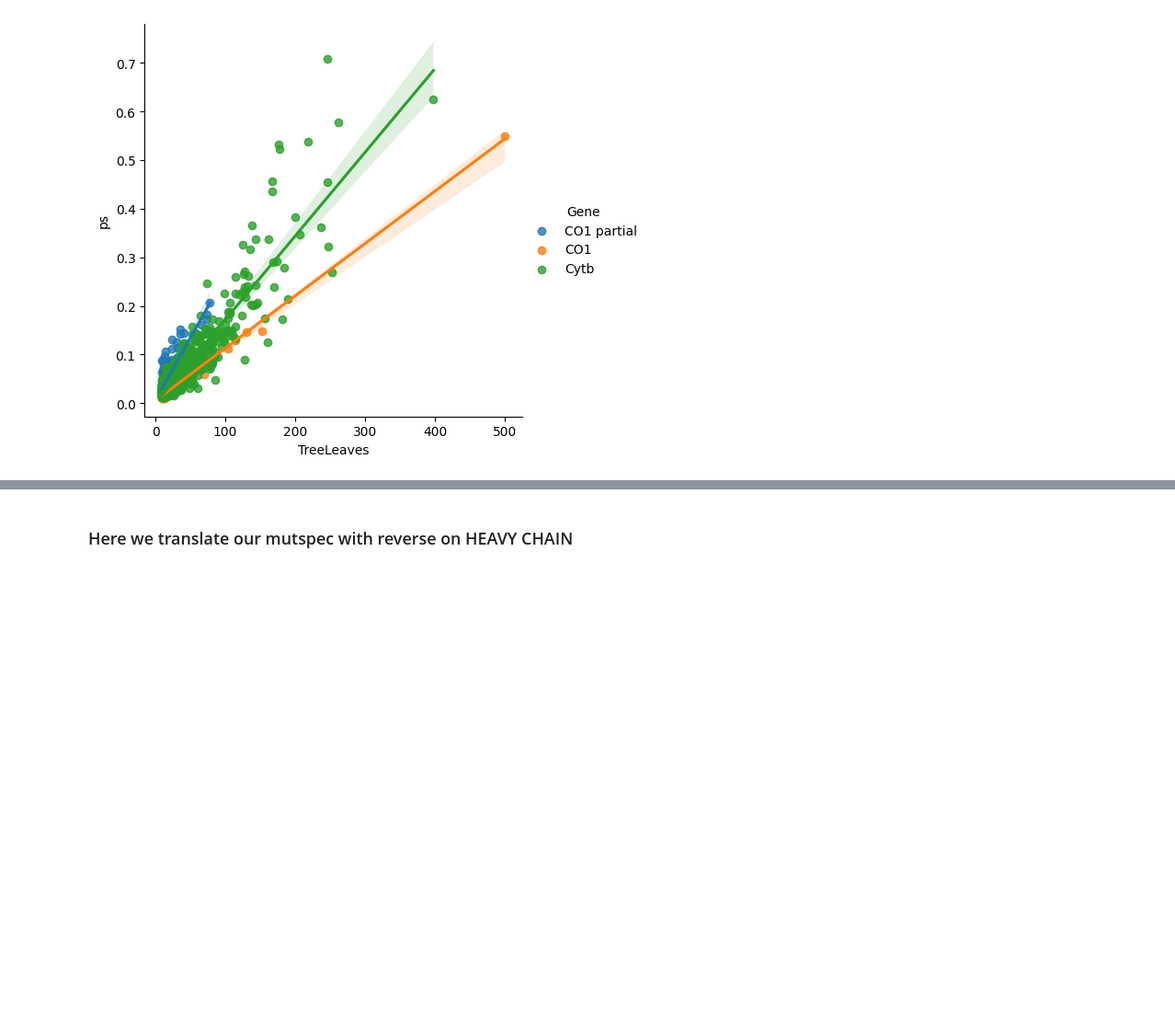
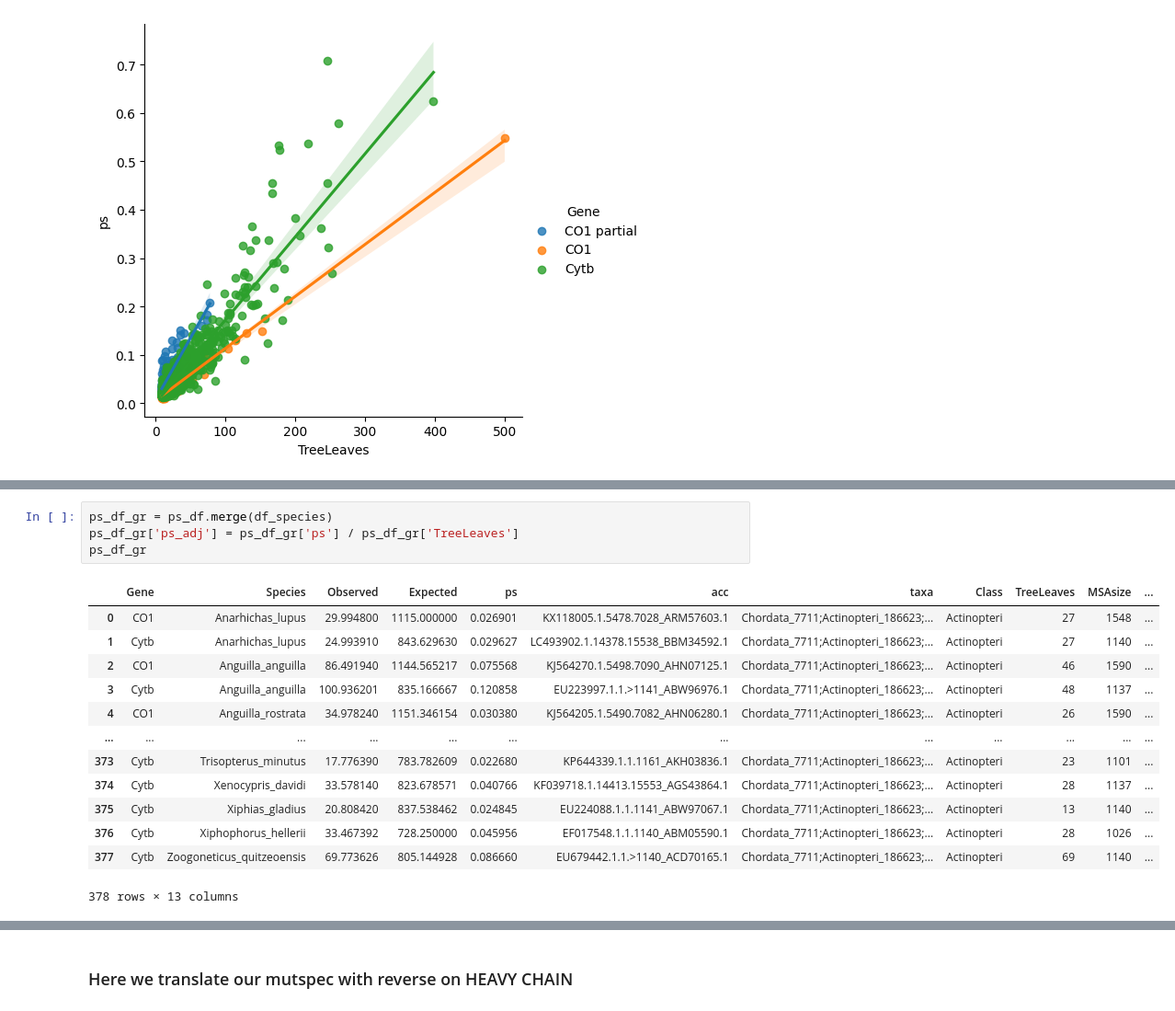
Before and after one commit to mitoclub/TemperatureEffectsOnMtDNAspectra, a Jupyter notebook: analysis/plot_mutspec192.ipynb, the cells around one changed output, grey strips where cells are left out. Shown at 92% size. Saved outputs shown, nothing was run; the diff lists cells and outputs as text; blank space fills up the shorter version.

```diff
--- a/analysis/plot_mutspec192.ipynb
+++ b/analysis/plot_mutspec192.ipynb
@@ -182,0 +183,18 @@ ps_df.corr('spearman')
+# %%
+ps_df_gr = ps_df.merge(df_species)
+ps_df_gr['ps_adj'] = ps_df_gr['ps'] / ps_df_gr['TreeLeaves']
+ps_df_gr
+# %% [output]
+|  | Gene | Species | Observed | Expected | ps | acc | taxa | Class | TreeLeaves | MSAsize | ... |
+| 0 | CO1 | Anarhichas_lupus | 29.994800 | 1115.000000 | 0.026901 | KX118005.1.5478.7028_ARM57603.1 | Chordata_7711;Actinopteri_186623;... | Actinopteri | 27 | 1548 | ... |
+| 1 | Cytb | Anarhichas_lupus | 24.993910 | 843.629630 | 0.029627 | LC493902.1.14378.15538_BBM34592.1 | Chordata_7711;Actinopteri_186623;... | Actinopteri | 27 | 1140 | ... |
+| 2 | CO1 | Anguilla_anguilla | 86.491940 | 1144.565217 | 0.075568 | KJ564270.1.5498.7090_AHN07125.1 | Chordata_7711;Actinopteri_186623;... | Actinopteri | 46 | 1590 | ... |
+| 3 | Cytb | Anguilla_anguilla | 100.936201 | 835.166667 | 0.120858 | EU223997.1.1.>1141_ABW96976.1 | Chordata_7711;Actinopteri_186623;... | Actinopteri | 48 | 1137 | ... |
+| 4 | CO1 | Anguilla_rostrata | 34.978240 | 1151.346154 | 0.030380 | KJ564205.1.5490.7082_AHN06280.1 | Chordata_7711;Actinopteri_186623;... | Actinopteri | 26 | 1590 | ... |
+| ... | ... | ... | ... | ... | ... | ... | ... | ... | ... | ... | ... |
+| 373 | Cytb | Trisopterus_minutus | 17.776390 | 783.782609 | 0.022680 | KP644339.1.1.1161_AKH03836.1 | Chordata_7711;Actinopteri_186623;... | Actinopteri | 23 | 1101 | ... |
+| 374 | Cytb | Xenocypris_davidi | 33.578140 | 823.678571 | 0.040766 | KF039718.1.14413.15553_AGS43864.1 | Chordata_7711;Actinopteri_186623;... | Actinopteri | 28 | 1137 | ... |
+| 375 | Cytb | Xiphias_gladius | 20.808420 | 837.538462 | 0.024845 | EU224088.1.1.1141_ABW97067.1 | Chordata_7711;Actinopteri_186623;... | Actinopteri | 13 | 1140 | ... |
+| 376 | Cytb | Xiphophorus_hellerii | 33.467392 | 728.250000 | 0.045956 | EF017548.1.1.1140_ABM05590.1 | Chordata_7711;Actinopteri_186623;... | Actinopteri | 28 | 1026 | ... |
+| 377 | Cytb | Zoogoneticus_quitzeoensis | 69.773626 | 805.144928 | 0.086660 | EU679442.1.1.>1140_ACD70165.1 | Chordata_7711;Actinopteri_186623;... | Actinopteri | 69 | 1140 | ... |
+378 rows × 13 columns
```
Also changed, not shown: parts of 5 cells of this notebook, 1 other file.
